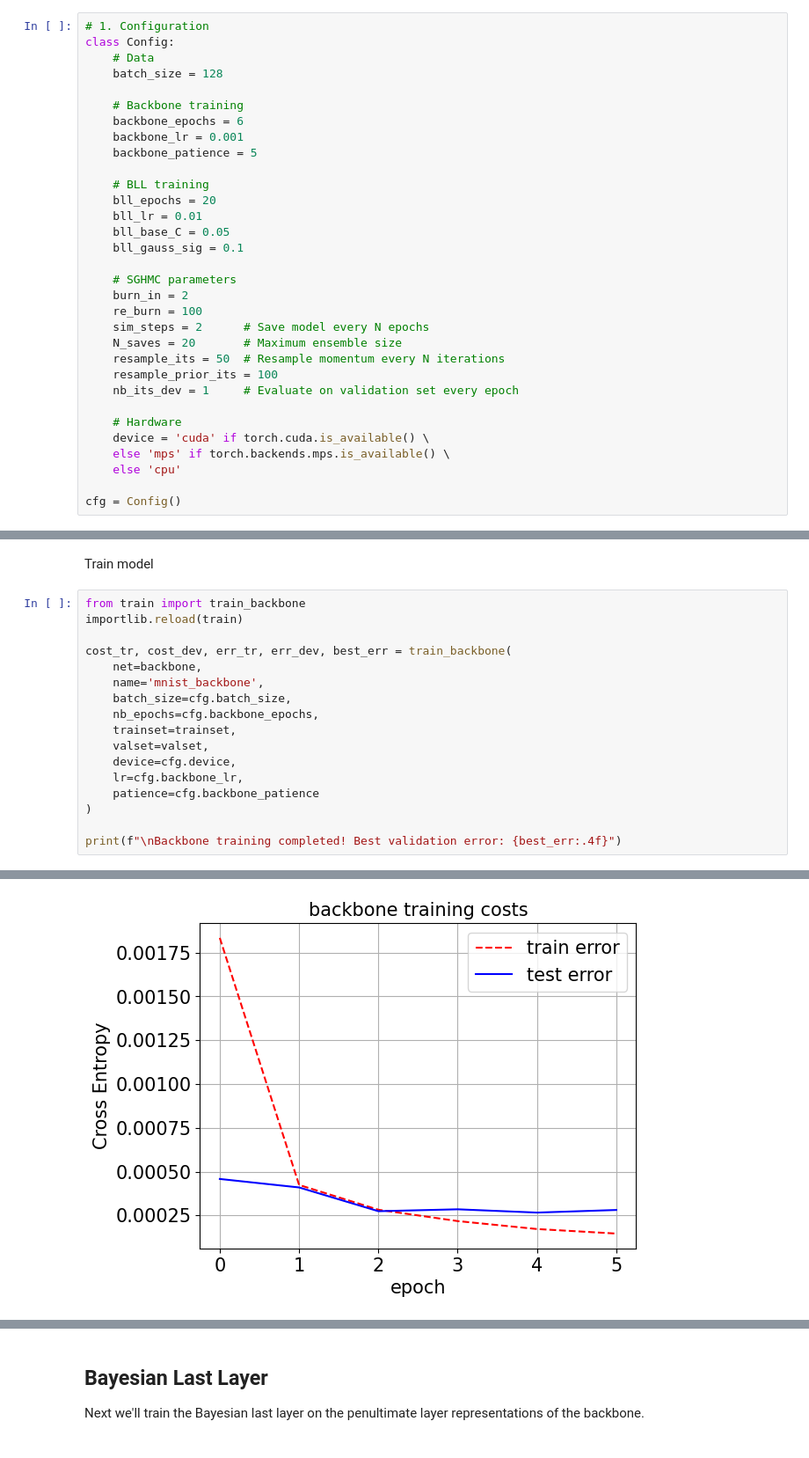
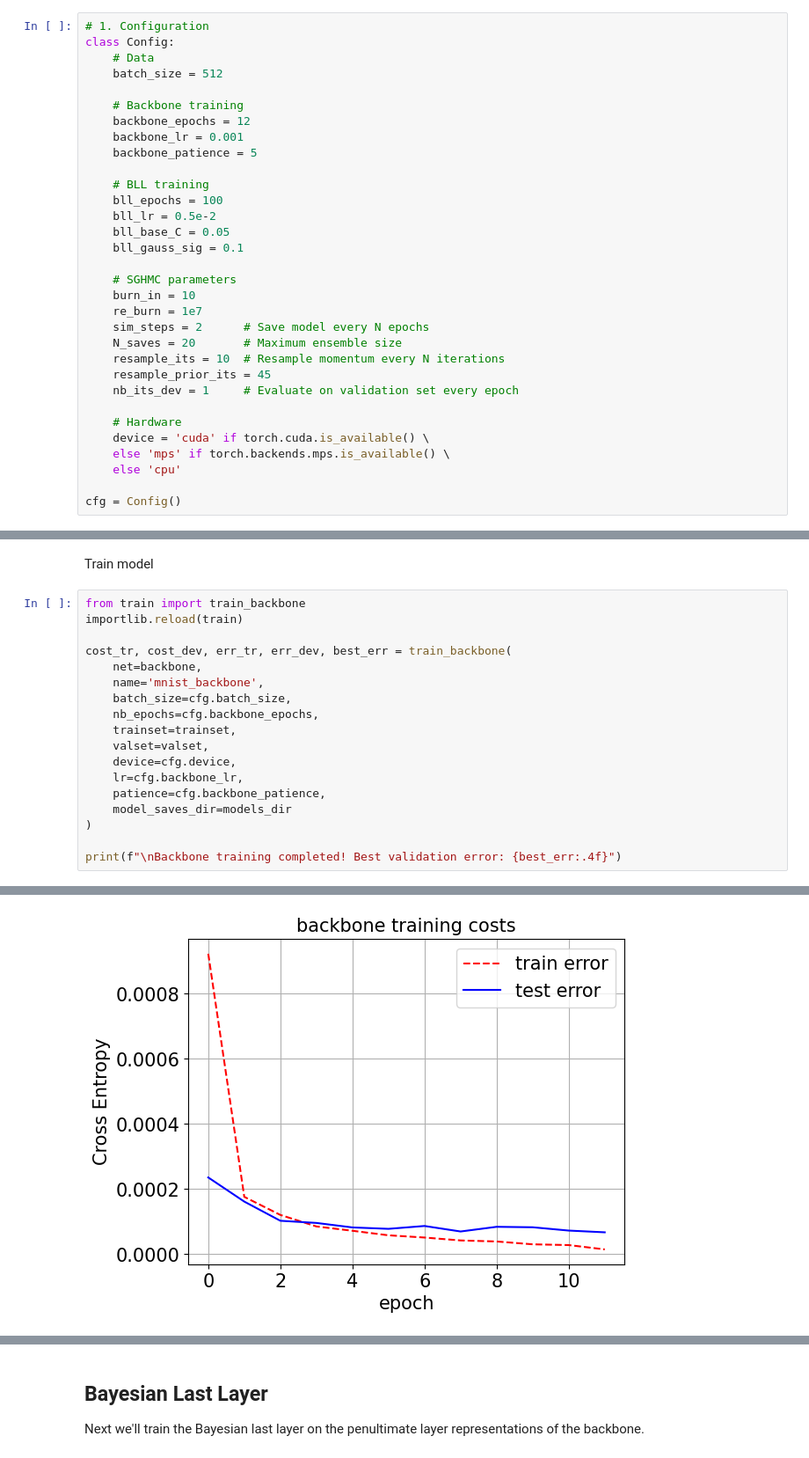
Before and after one commit to confinlay/Bayesian-CE, a Jupyter notebook: MyImplementation/training_notebooks/train-BLL.ipynb, the cells around one changed output, grey strips where cells are left out. Shown at 88% size. Saved outputs shown, nothing was run; the diff lists cells and outputs as text.

```diff
--- a/MyImplementation/training_notebooks/train-BLL.ipynb
+++ b/MyImplementation/training_notebooks/train-BLL.ipynb
@@ -27,26 +27,26 @@ Set the configuration
 # 1. Configuration
 class Config:
     # Data
-    batch_size = 128
+    batch_size = 512
 
     # Backbone training
-    backbone_epochs = 6
+    backbone_epochs = 12
     backbone_lr = 0.001
     backbone_patience = 5
 
     # BLL training
-    bll_epochs = 20
-    bll_lr = 0.01
+    bll_epochs = 100
+    bll_lr = 0.5e-2
     bll_base_C = 0.05
     bll_gauss_sig = 0.1
 
     # SGHMC parameters
-    burn_in = 2
-    re_burn = 100
+    burn_in = 10
+    re_burn = 1e7
     sim_steps = 2      # Save model every N epochs
     N_saves = 20       # Maximum ensemble size
-    resample_its = 50  # Resample momentum every N iterations
-    resample_prior_its = 100
+    resample_its = 10  # Resample momentum every N iterations
+    resample_prior_its = 45
     nb_its_dev = 1     # Evaluate on validation set every epoch
 
     # Hardware
@@ -109,7 +109,8 @@ cost_tr, cost_dev, err_tr, err_dev, best_err = train_backbone(
     valset=valset,
     device=cfg.device,
     lr=cfg.backbone_lr,
-    patience=cfg.backbone_patience
+    patience=cfg.backbone_patience,
+    model_saves_dir=models_dir
 )
 
 print(f"\nBackbone training completed! Best validation error: {best_err:.4f}")
@@ -134,2 +135,2 @@ best validation error
 <Figure size 640x480 with 0 Axes>
-[figure, old version]
+[figure, new version]
```
Also changed, not shown: parts of 10 cells of this notebook, 18 other files.
